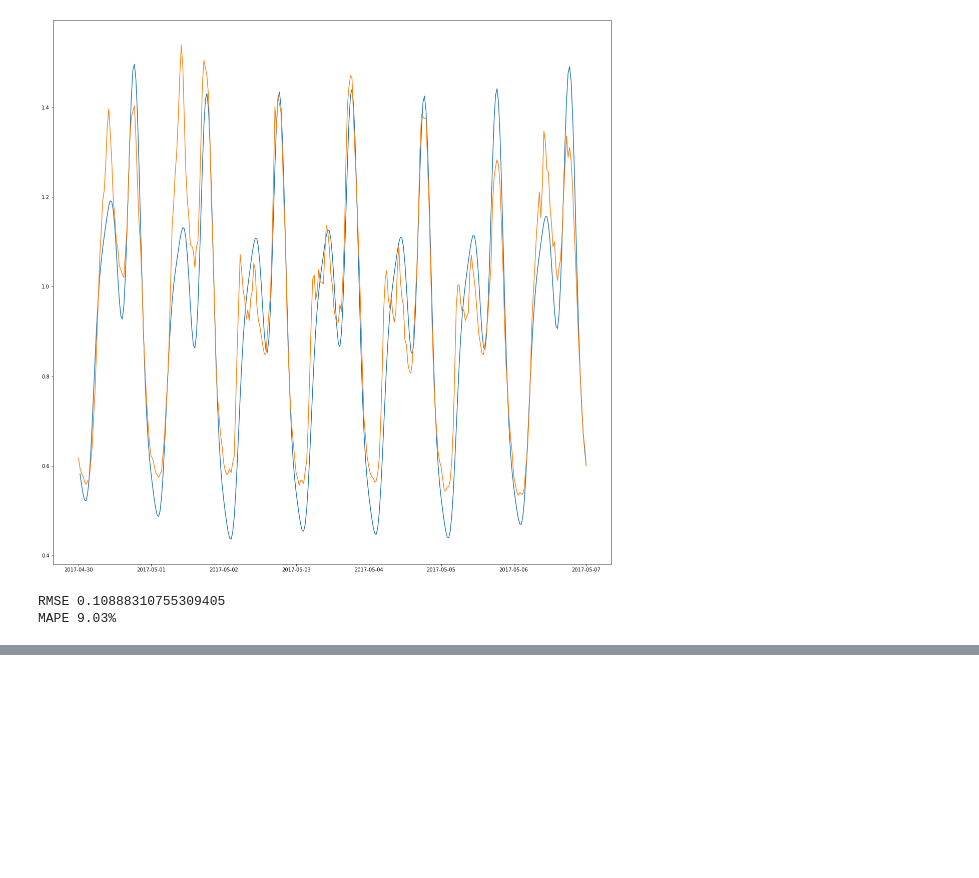
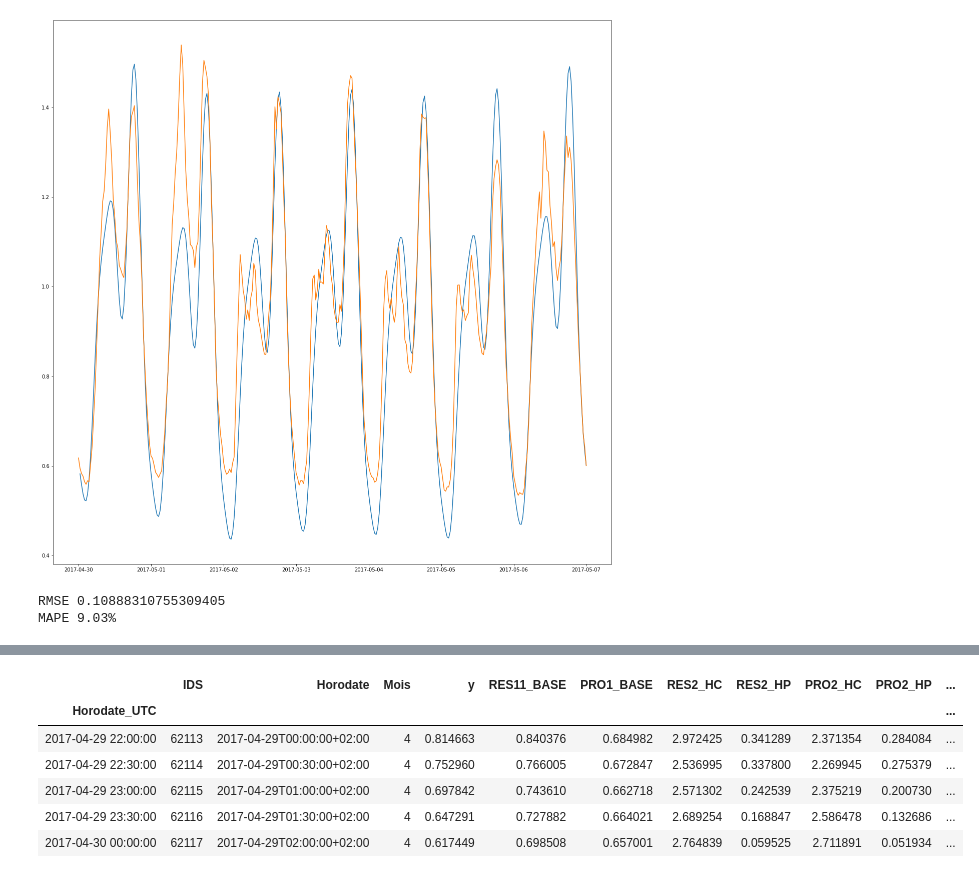
Before and after one commit to fredcoq/challenge-data-ens, a Jupyter notebook: model_1_prophet.ipynb, the cells around one changed output, grey strips where cells are left out. Cells and saved outputs as stored; diff of their text form; code cells hidden in the pictures; blank space fills up the shorter version.

```diff
--- a/model_1_prophet.ipynb
+++ b/model_1_prophet.ipynb
@@ -83,0 +102,10 @@ MAPE 9.03%
+# %%
+df.tail()
+# %% [output]
+|  | IDS | Horodate | Mois | y | RES11_BASE | PRO1_BASE | RES2_HC | RES2_HP | PRO2_HC | PRO2_HP | ... |
+| Horodate_UTC |  |  |  |  |  |  |  |  |  |  | ... |
+| 2017-04-29 22:00:00 | 62113 | 2017-04-29T00:00:00+02:00 | 4 | 0.814663 | 0.840376 | 0.684982 | 2.972425 | 0.341289 | 2.371354 | 0.284084 | ... |
+| 2017-04-29 22:30:00 | 62114 | 2017-04-29T00:30:00+02:00 | 4 | 0.752960 | 0.766005 | 0.672847 | 2.536995 | 0.337800 | 2.269945 | 0.275379 | ... |
+| 2017-04-29 23:00:00 | 62115 | 2017-04-29T01:00:00+02:00 | 4 | 0.697842 | 0.743610 | 0.662718 | 2.571302 | 0.242539 | 2.375219 | 0.200730 | ... |
+| 2017-04-29 23:30:00 | 62116 | 2017-04-29T01:30:00+02:00 | 4 | 0.647291 | 0.727882 | 0.664021 | 2.689254 | 0.168847 | 2.586478 | 0.132686 | ... |
+| 2017-04-30 00:00:00 | 62117 | 2017-04-29T02:00:00+02:00 | 4 | 0.617449 | 0.698508 | 0.657001 | 2.764839 | 0.059525 | 2.711891 | 0.051934 | ... |
```
Also changed, not shown: parts of 10 cells of this notebook, 1 other file.
